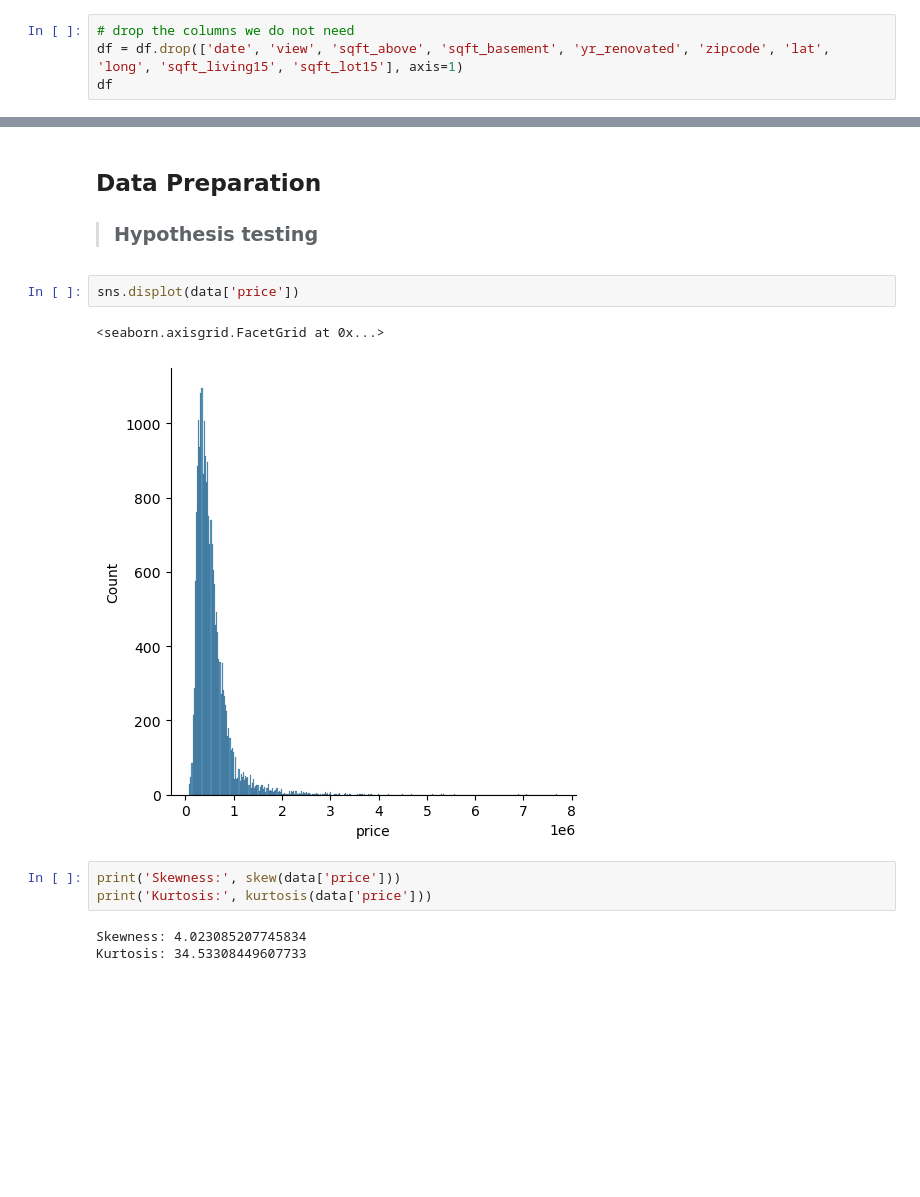
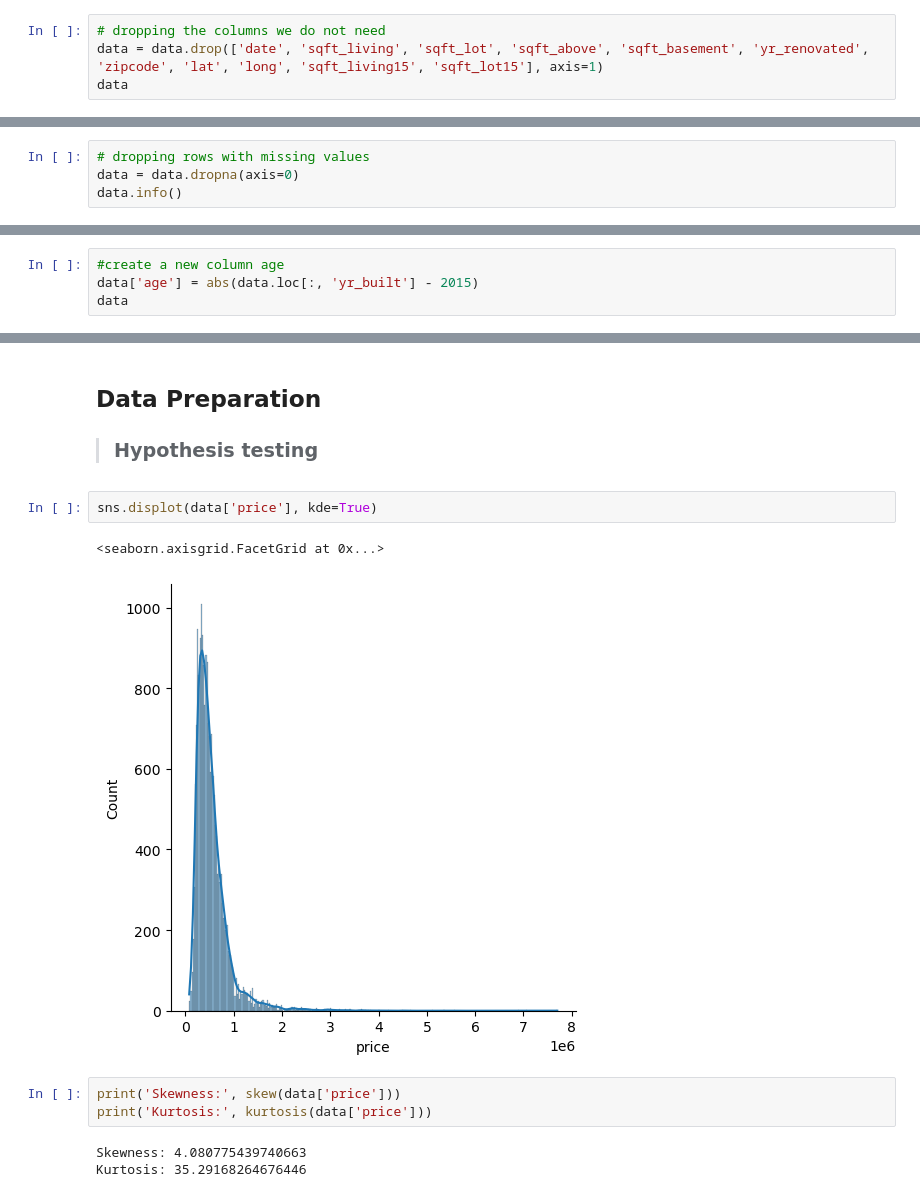
Before and after one commit to ngeny-brian/Phase-2-project, a Jupyter notebook: student.ipynb, the cells around one changed output, grey strips where cells are left out. Drawn from its saved outputs; the diff is of its cells as text; blank space fills up the shorter version.

```diff
--- a/student.ipynb
+++ b/student.ipynb
@@ -122,5 +227,5 @@ The next step is to clean the data by going through the following steps, so as t
 # %%
-# drop the columns we do not need
-df = df.drop(['date', 'view', 'sqft_above', 'sqft_basement', 'yr_renovated', 'zipcode', 'lat', 'long', 'sqft_living15', 'sqft_lot15'], axis=1)
-df
+# dropping the columns we do not need
+data = data.drop(['date', 'sqft_living', 'sqft_lot', 'sqft_above', 'sqft_basement', 'yr_renovated', 'zipcode', 'lat', 'long', 'sqft_living15', 'sqft_lot15'], axis=1)
+data
 # %% [output]
@@ -139,0 +268,4 @@ df
+# %%
+# dropping rows with missing values
+data = data.dropna(axis=0)
+data.info()
@@ -139,0 +290,4 @@ df
+# %%
+#create a new column age
+data['age'] = abs(data.loc[:, 'yr_built'] - 2015)
+data
@@ -142,15 +310,15 @@ df
 
 > ### Hypothesis testing
 # %%
-sns.displot(data['price'])
+sns.displot(data['price'], kde=True)
 # %% [output]
 <seaborn.axisgrid.FacetGrid at 0x...>
-[figure, old version]
+[figure, new version]
 # %%
 print('Skewness:', skew(data['price']))
 print('Kurtosis:', kurtosis(data['price']))
 # %% [output]
-Skewness: 4.023085207745834
-Kurtosis: 34.53308449607733
+Skewness: 4.080775439740663
+Kurtosis: 35.29168264676446
 # %%
 # create a simple regression model
```
Also changed, not shown: parts of 24 cells of this notebook.
